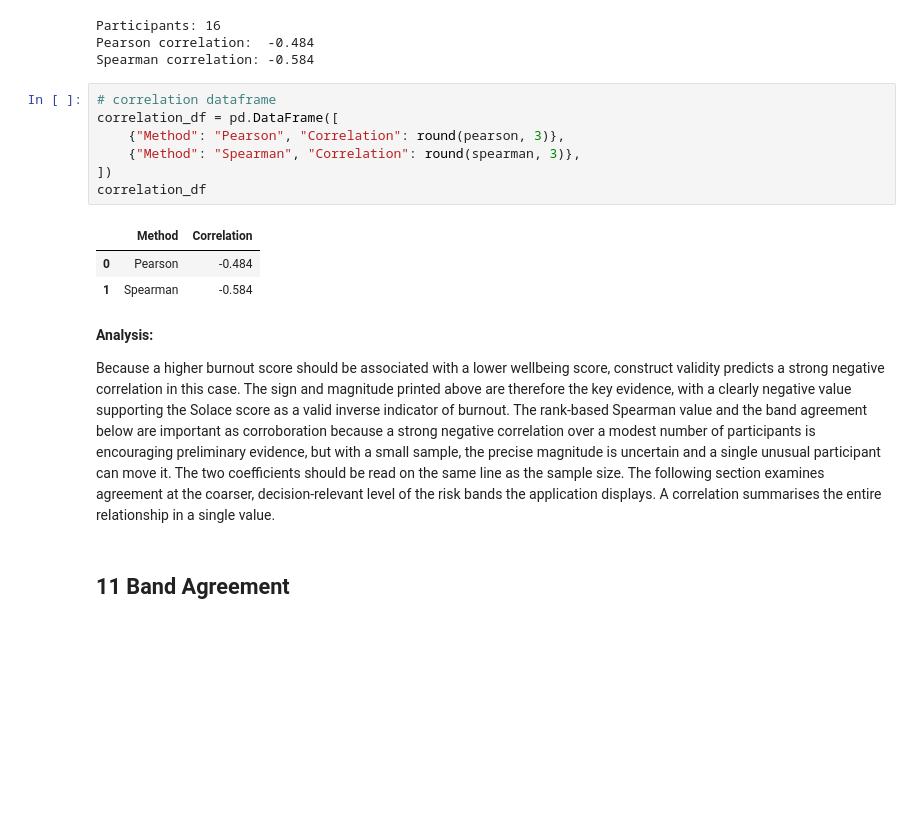
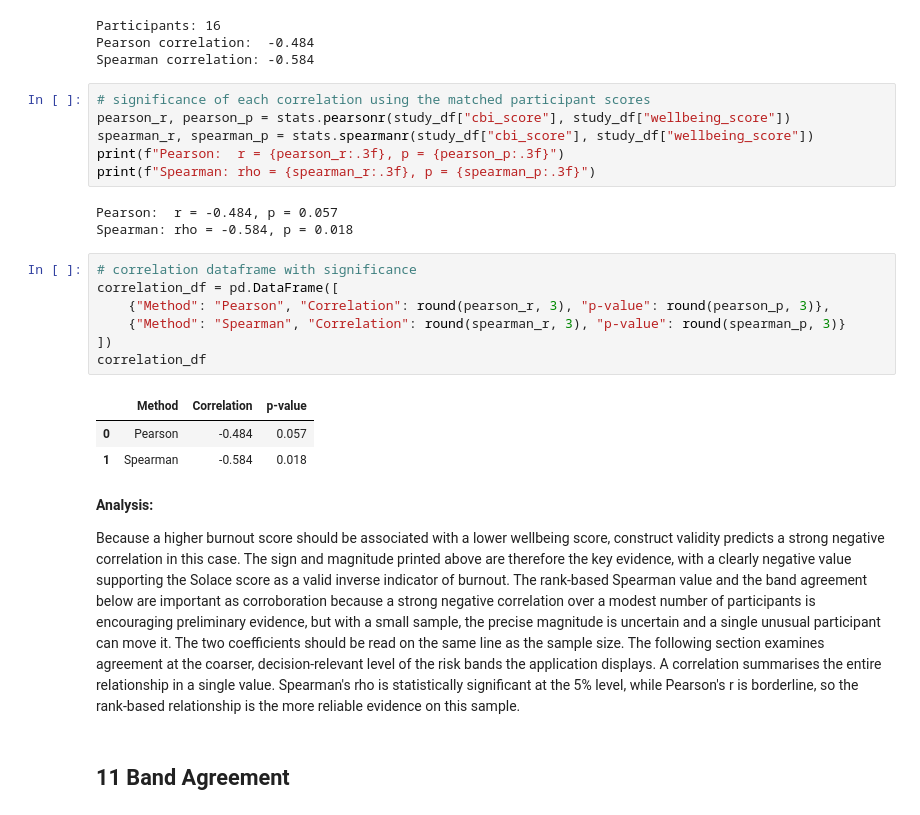
Before and after one commit to SubathraSIM/CM3020_Solace_Wellbeing_Monitoring_FYP, a Jupyter notebook: Notebooks/Evaluation/cbi_validation.ipynb, the cells around one changed output. Cells and saved outputs as stored; diff of their text form; blank space fills up the shorter version.

```diff
--- a/Notebooks/Evaluation/cbi_validation.ipynb
+++ b/Notebooks/Evaluation/cbi_validation.ipynb
@@ -442,21 +443,30 @@ print(f"Spearman correlation: {spearman:.3f}")
 Participants: 16
 Pearson correlation:  -0.484
 Spearman correlation: -0.584
+# %%
+# significance of each correlation using the matched participant scores
+pearson_r, pearson_p = stats.pearsonr(study_df["cbi_score"], study_df["wellbeing_score"])
+spearman_r, spearman_p = stats.spearmanr(study_df["cbi_score"], study_df["wellbeing_score"])
+print(f"Pearson:  r = {pearson_r:.3f}, p = {pearson_p:.3f}")
+print(f"Spearman: rho = {spearman_r:.3f}, p = {spearman_p:.3f}")
+# %% [output]
+Pearson:  r = -0.484, p = 0.057
+Spearman: rho = -0.584, p = 0.018
 # %%
-# correlation dataframe
+# correlation dataframe with significance
 correlation_df = pd.DataFrame([
-    {"Method": "Pearson", "Correlation": round(pearson, 3)},
-    {"Method": "Spearman", "Correlation": round(spearman, 3)},
+    {"Method": "Pearson", "Correlation": round(pearson_r, 3), "p-value": round(pearson_p, 3)},
+    {"Method": "Spearman", "Correlation": round(spearman_r, 3), "p-value": round(spearman_p, 3)}
 ])
 correlation_df
 # %% [output]
-|  | Method | Correlation |
-| 0 | Pearson | -0.484 |
-| 1 | Spearman | -0.584 |
+|  | Method | Correlation | p-value |
+| 0 | Pearson | -0.484 | 0.057 |
+| 1 | Spearman | -0.584 | 0.018 |
 # %% [markdown]
 **Analysis:**
 
-Because a higher burnout score should be associated with a lower wellbeing score, construct validity predicts a strong negative correlation in this case. The sign and magnitude printed above are therefore the key evidence, with a clearly negative value supporting the Solace score as a valid inverse indicator of burnout. The rank-based Spearman value and the band agreement below are important as corroboration because a strong negative correlation over a modest number of participants is encouraging preliminary evidence, but with a small sample, the precise magnitude is uncertain and a single unusual participant can move it. The two coefficients should be read on the same line as the sample size. The following section examines agreement at the coarser, decision-relevant level of the risk bands the application displays. A correlation summarises the entire relationship in a single value.
+Because a higher burnout score should be associated with a lower wellbeing score, construct validity predicts a strong negative correlation in this case. The sign and magnitude printed above are therefore the key evidence, with a clearly negative value supporting the Solace score as a valid inverse indicator of burnout. The rank-based Spearman value and the band agreement below are important as corroboration because a strong negative correlation over a modest number of participants is encouraging preliminary evidence, but with a small sample, the precise magnitude is uncertain and a single unusual participant can move it. The two coefficients should be read on the same line as the sample size. The following section examines agreement at the coarser, decision-relevant level of the risk bands the application displays. A correlation summarises the entire relationship in a single value. Spearman's rho is statistically significant at the 5% level, while Pearson's r is borderline, so the rank-based relationship is the more reliable evidence on this sample.
 # %% [markdown]
 ## 11 Band Agreement
 # %% [markdown]
```
Also changed, not shown: parts of 2 cells of this notebook, 21 other files.
